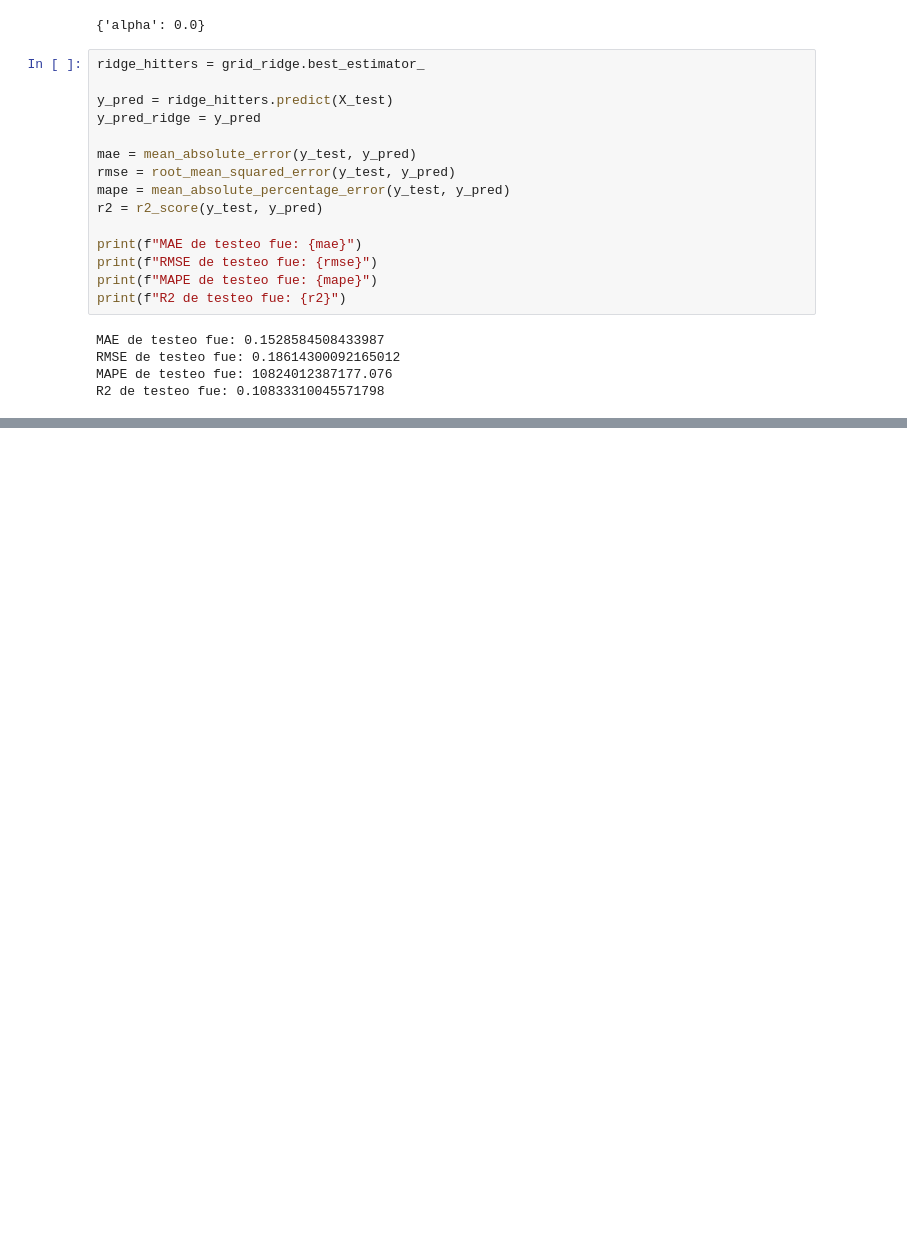
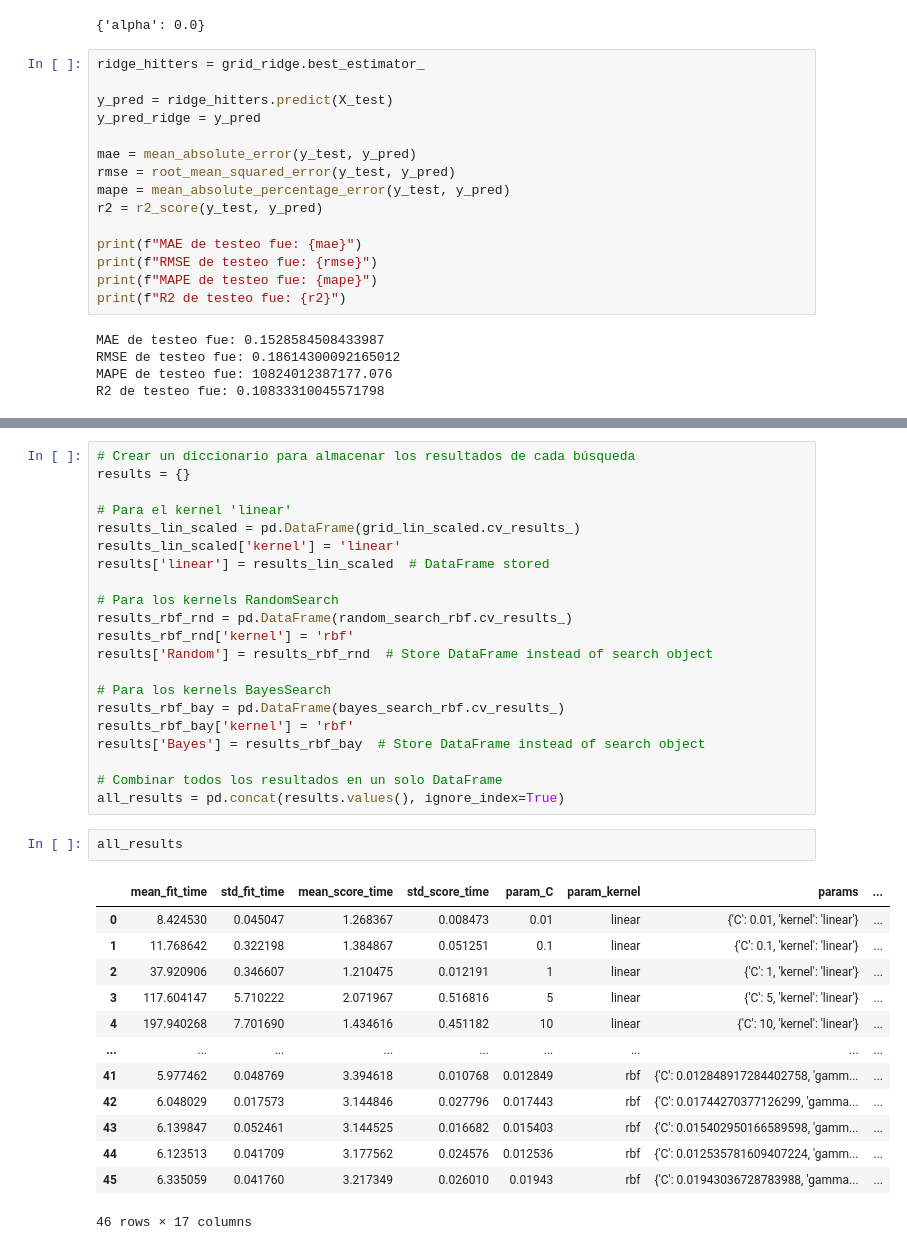
Before and after one commit to mlmicozzi/SPOTIFY, a Jupyter notebook: svr.ipynb, the cells around one changed output, grey strips where cells are left out. Drawn from its saved outputs; the diff is of its cells as text; blank space fills up the shorter version.

```diff
--- a/svr.ipynb
+++ b/svr.ipynb
@@ -1161,0 +1375,37 @@ R2 de testeo fue: 0.10833310045571798
+# %%
+# Crear un diccionario para almacenar los resultados de cada búsqueda
+results = {}
+
+# Para el kernel 'linear'
+results_lin_scaled = pd.DataFrame(grid_lin_scaled.cv_results_)
+results_lin_scaled['kernel'] = 'linear'
+results['linear'] = results_lin_scaled  # DataFrame stored
+
+# Para los kernels RandomSearch
+results_rbf_rnd = pd.DataFrame(random_search_rbf.cv_results_)
+results_rbf_rnd['kernel'] = 'rbf'
+results['Random'] = results_rbf_rnd  # Store DataFrame instead of search object
+
+# Para los kernels BayesSearch
+results_rbf_bay = pd.DataFrame(bayes_search_rbf.cv_results_)
+results_rbf_bay['kernel'] = 'rbf'
+results['Bayes'] = results_rbf_bay  # Store DataFrame instead of search object
+
+# Combinar todos los resultados en un solo DataFrame
+all_results = pd.concat(results.values(), ignore_index=True)
+# %%
+all_results
+# %% [output]
+|  | mean_fit_time | std_fit_time | mean_score_time | std_score_time | param_C | param_kernel | params | ... |
+| 0 | 8.424530 | 0.045047 | 1.268367 | 0.008473 | 0.01 | linear | {'C': 0.01, 'kernel': 'linear'} | ... |
+| 1 | 11.768642 | 0.322198 | 1.384867 | 0.051251 | 0.1 | linear | {'C': 0.1, 'kernel': 'linear'} | ... |
+| 2 | 37.920906 | 0.346607 | 1.210475 | 0.012191 | 1 | linear | {'C': 1, 'kernel': 'linear'} | ... |
+| 3 | 117.604147 | 5.710222 | 2.071967 | 0.516816 | 5 | linear | {'C': 5, 'kernel': 'linear'} | ... |
+| 4 | 197.940268 | 7.701690 | 1.434616 | 0.451182 | 10 | linear | {'C': 10, 'kernel': 'linear'} | ... |
+| ... | ... | ... | ... | ... | ... | ... | ... | ... |
+| 41 | 5.977462 | 0.048769 | 3.394618 | 0.010768 | 0.012849 | rbf | {'C': 0.012848917284402758, 'gamm... | ... |
+| 42 | 6.048029 | 0.017573 | 3.144846 | 0.027796 | 0.017443 | rbf | {'C': 0.01744270377126299, 'gamma... | ... |
+| 43 | 6.139847 | 0.052461 | 3.144525 | 0.016682 | 0.015403 | rbf | {'C': 0.015402950166589598, 'gamm... | ... |
+| 44 | 6.123513 | 0.041709 | 3.177562 | 0.024576 | 0.012536 | rbf | {'C': 0.012535781609407224, 'gamm... | ... |
+| 45 | 6.335059 | 0.041760 | 3.217349 | 0.026010 | 0.01943 | rbf | {'C': 0.01943036728783988, 'gamma... | ... |
+46 rows × 17 columns
```
Also changed, not shown: parts of 36 cells of this notebook.
